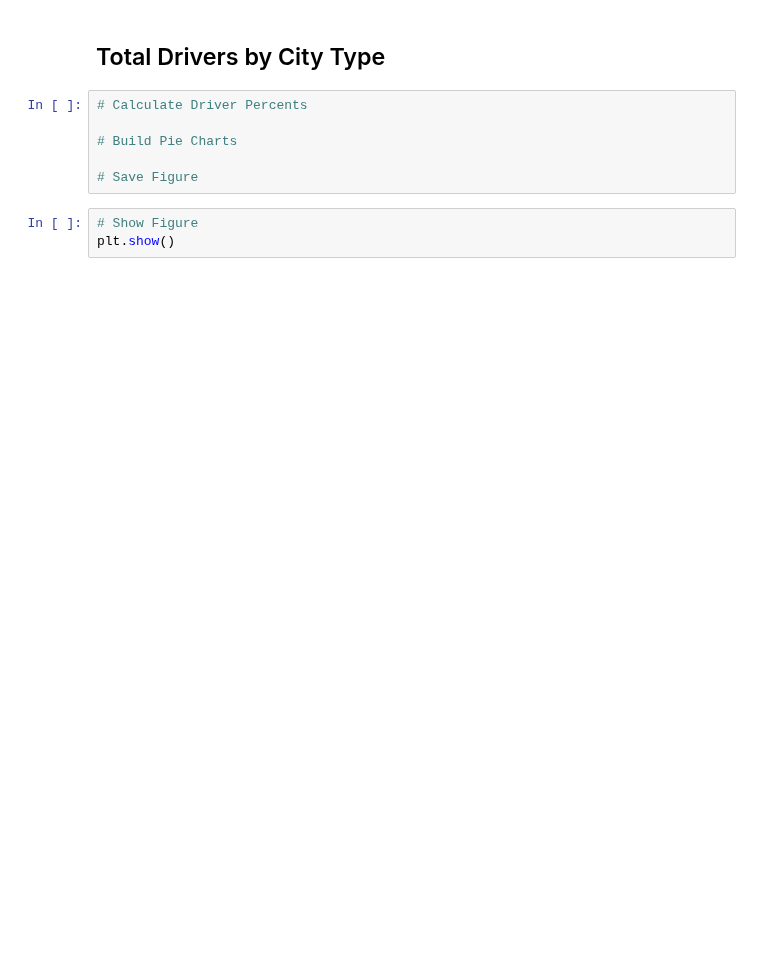
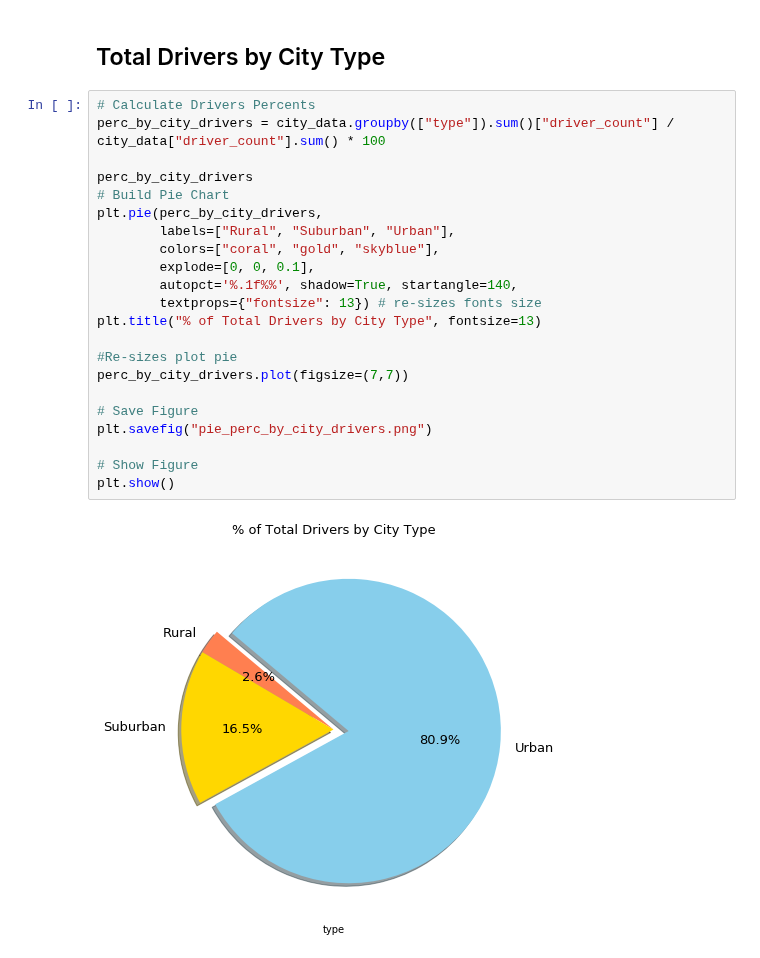
Before and after one commit to FeLowe/NW-Bootcamp-Homework, a Jupyter notebook: Matplotlib/pyber.ipynb, the cells around one changed output. Drawn from its saved outputs; the diff is of its cells as text; blank space fills up the shorter version.

```diff
--- a/Matplotlib/pyber.ipynb
+++ b/Matplotlib/pyber.ipynb
@@ -161,11 +149,26 @@ plt.show()
 # %% [markdown]
 ## Total Drivers by City Type
-# %%
-# Calculate Driver Percents
-
-# Build Pie Charts
-
-# Save Figure
-# %%
-# Show Figure
-plt.show()
+# %%
+# Calculate Drivers Percents
+perc_by_city_drivers = city_data.groupby(["type"]).sum()["driver_count"] / city_data["driver_count"].sum() * 100
+
+perc_by_city_drivers
+# Build Pie Chart
+plt.pie(perc_by_city_drivers,
+        labels=["Rural", "Suburban", "Urban"],
+        colors=["coral", "gold", "skyblue"],
+        explode=[0, 0, 0.1],
+        autopct='%.1f%%', shadow=True, startangle=140,
+        textprops={"fontsize": 13}) # re-sizes fonts size
+plt.title("% of Total Drivers by City Type", fontsize=13)
+
+#Re-sizes plot pie
+perc_by_city_drivers.plot(figsize=(7,7))
+
+# Save Figure
+plt.savefig("pie_perc_by_city_drivers.png")
+
+# Show Figure
+plt.show()
+# %% [output]
+[figure, added]
```
Also changed, not shown: parts of 3 cells of this notebook, 2 other files.
